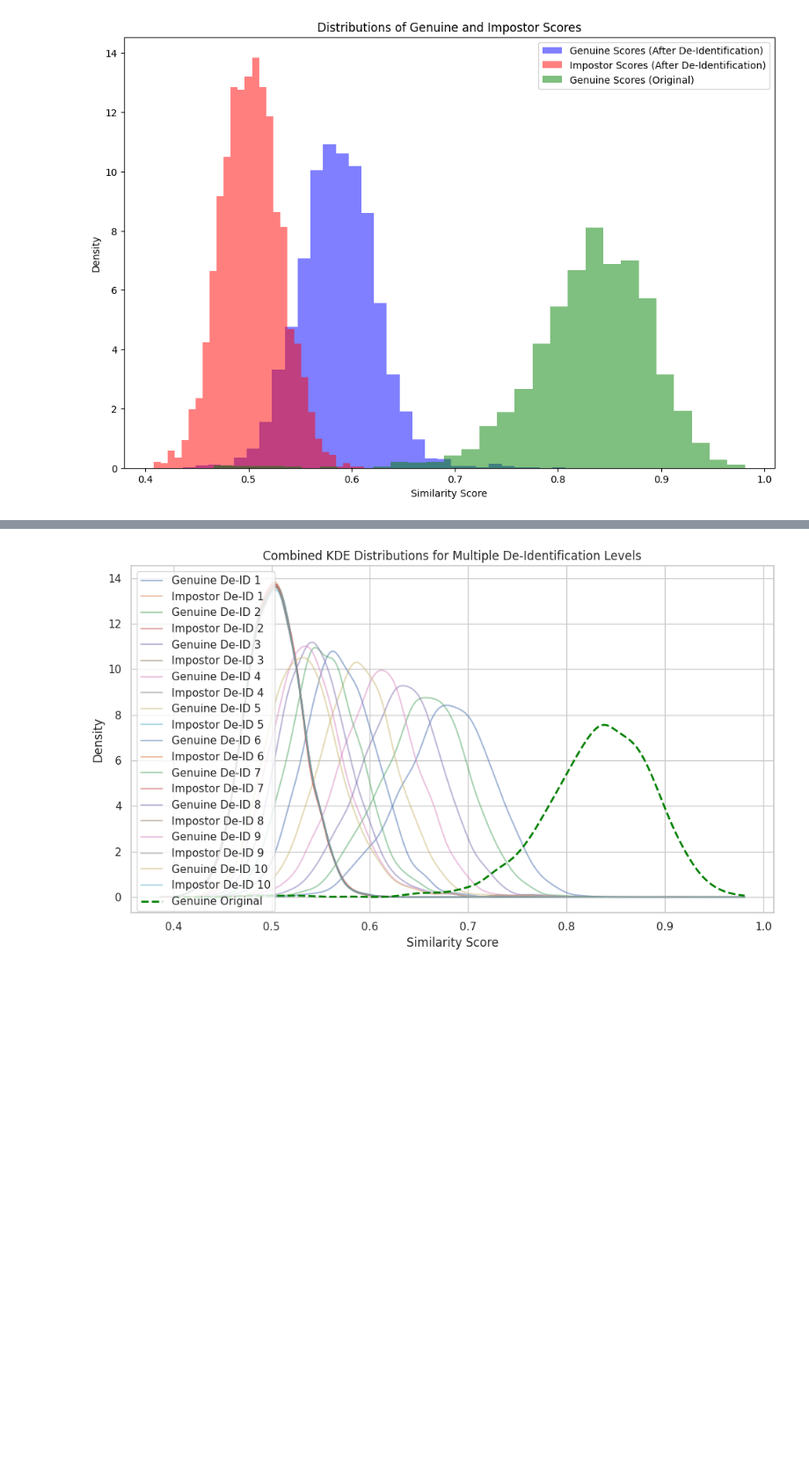
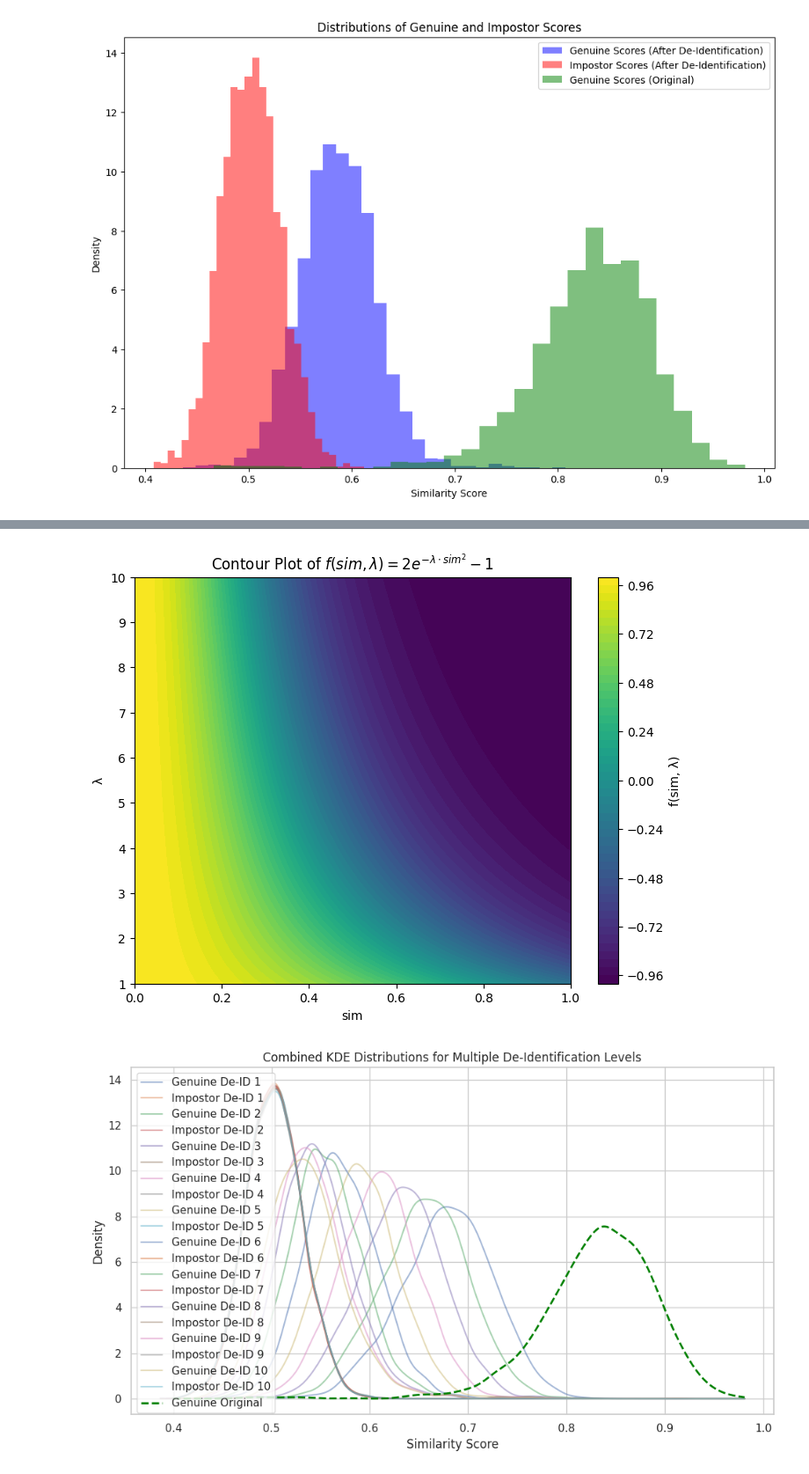
Before and after one commit to ManfredGonzalez/GDDiff, a Jupyter notebook: AdaFace/verification_pairs_scores.ipynb, the cells around one changed output, grey strips where cells are left out. Shown at 88% size. Saved outputs shown, nothing was run; the diff lists cells and outputs as text; code cells hidden in the pictures; blank space fills up the shorter version.

```diff
--- a/AdaFace/verification_pairs_scores.ipynb
+++ b/AdaFace/verification_pairs_scores.ipynb
@@ -409,3 +406,36 @@ plt.show()
+# %%
+import numpy as np
+import matplotlib.pyplot as plt
+
+# Define the function
+# f(sim, lambda) = 2 * exp(-lambda * sim^2) - 1
+def f(sim, lam):
+    return 2 * np.exp(-lam * sim**2) - 1
+
+# Create grid values for sim (x-axis) and lambda (y-axis)
+sim = np.linspace(0, 1, 100)  # sim values between 0 and 1
+lam = np.linspace(1, 10, 100)  # lambda values between 1 and 10
+
+# Create a meshgrid for sim and lambda
+sim_grid, lam_grid = np.meshgrid(sim, lam)
+
+# Evaluate the function on the grid
+f_values = f(sim_grid, lam_grid)
+
+# Create the contour plot
+plt.figure(figsize=(8, 6))
+contour = plt.contourf(sim_grid, lam_grid, f_values, levels=50, cmap="viridis")
+plt.colorbar(contour, label="f(sim, λ)")
+
+# Add labels and title
+plt.xlabel("sim")
+plt.ylabel(r"λ")
+plt.title(r"Contour Plot of $f(sim, \lambda) = 2e^{-\lambda \cdot sim^2} - 1$")
+
+# Display the plot
+plt.show()
+# %% [output]
+[figure, added]
 # %%
 import pandas as pd
 import numpy as np
```
Also changed, not shown: parts of 1 cell of this notebook, 9 other files.
